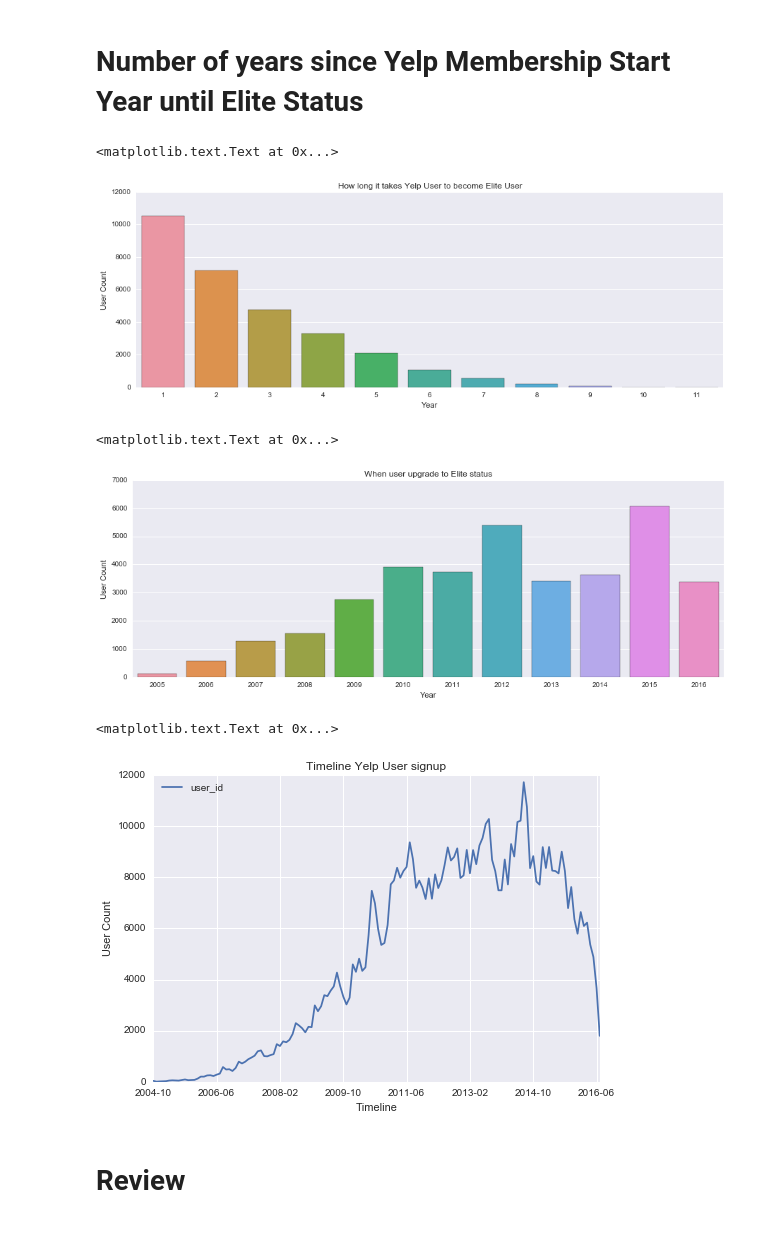
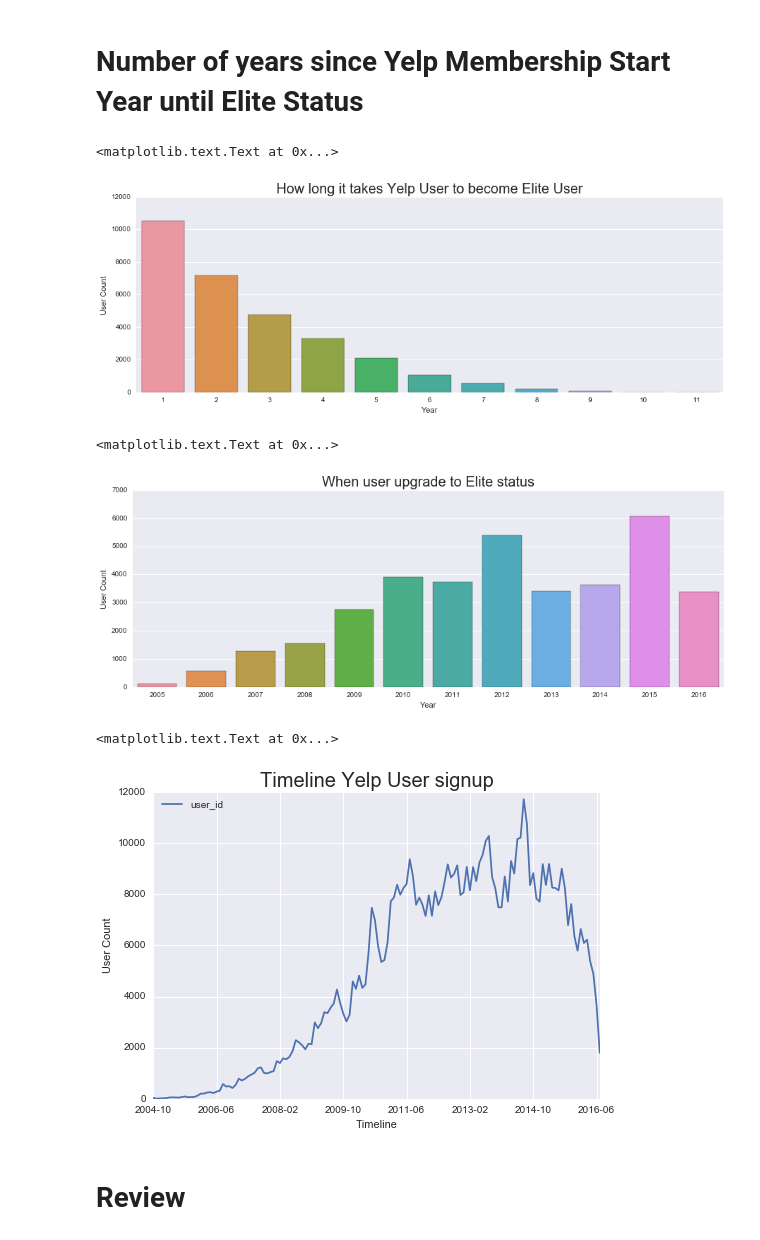
Before and after one commit to Charlotte1904/Yelp-Reviews, a Jupyter notebook: 1_EDA.ipynb, the cells around one changed output. Cells and saved outputs as stored; diff of their text form; code cells hidden in the pictures.

```diff
--- a/1_EDA.ipynb
+++ b/1_EDA.ipynb
@@ -111,21 +122,21 @@ user['year_before_elite'] = [ user['elite_since'][i] - int(user['yelping_since']
 # %%
 plt.figure(figsize=(15,5))
 sns.countplot(user['year_before_elite'].ix[user['year_before_elite']!= 0])
-plt.title('How long it takes Yelp User to become Elite User')
+plt.title('How long it takes Yelp User to become Elite User',fontsize=20)
 plt.xlabel('Year')
 plt.ylabel('User Count')
 # %% [output]
 <matplotlib.text.Text at 0x...>
-[figure, old version]
+[figure, new version]
 # %%
 plt.figure(figsize=(15,5))
 sns.countplot(user['elite_since'].ix[user['elite_since']!= 0])
-plt.title('When user upgrade to Elite status')
+plt.title('When user upgrade to Elite status',fontsize=20)
 plt.xlabel('Year')
 plt.ylabel('User Count')
 # %% [output]
 <matplotlib.text.Text at 0x...>
-[figure, old version]
+[figure, new version]
 # %%
 elite_dict = Counter(user['year_before_elite'])
 # %%
@@ -135,12 +146,12 @@ member_since = user.groupby('yelping_since')['user_id'].count()
 member_since = pd.DataFrame(member_since)
 # %%
 member_since.plot()
-plt.title('Timeline Yelp User signup')
+plt.title('Timeline Yelp User signup',fontsize=20)
 plt.xlabel('Timeline')
 plt.ylabel('User Count')
 # %% [output]
 <matplotlib.text.Text at 0x...>
-[figure, old version]
+[figure, new version]
 # %% [markdown]
 # Review
 # %%
```
Also changed, not shown: parts of 36 cells of this notebook, 4 other files.
